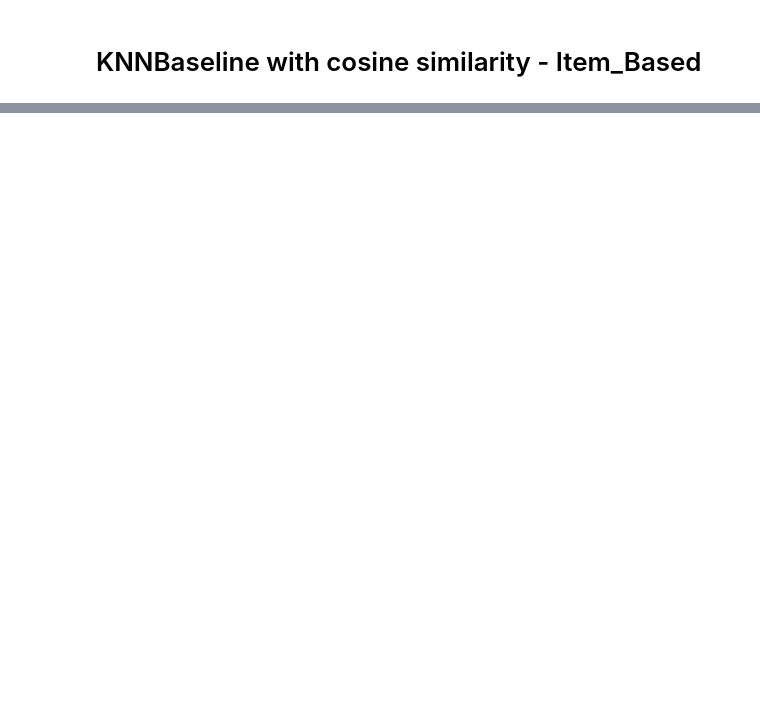
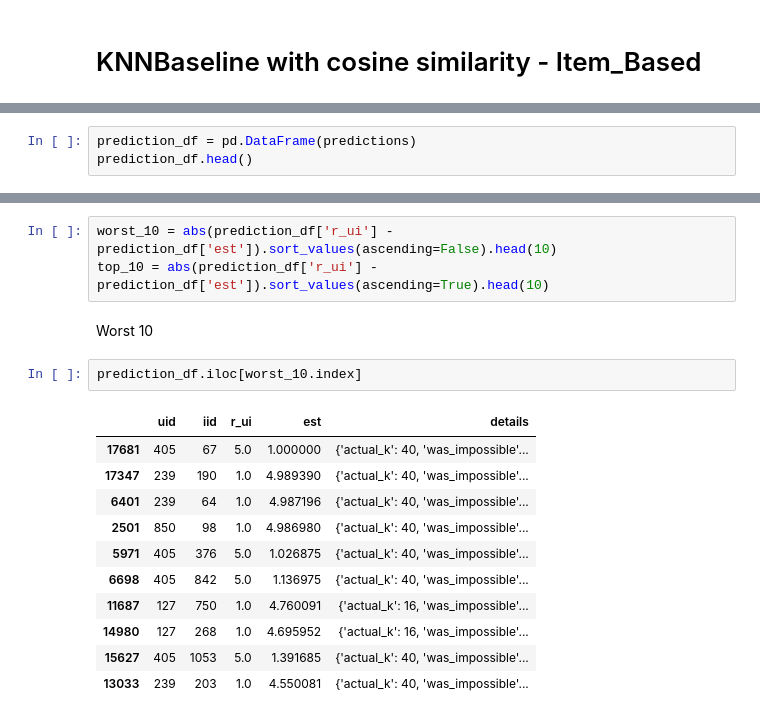
Before and after one commit to wheremagichappens/an.dy, a Jupyter notebook: data612/proj 2/data612-proj2-submit.group..ipynb, the cells around one changed output, grey strips where cells are left out. Cells and saved outputs as stored; diff of their text form; blank space fills up the shorter version.

```diff
--- a/data612/proj 2/data612-proj2-submit.group..ipynb
+++ b/data612/proj 2/data612-proj2-submit.group..ipynb
@@ -229,0 +287,3 @@ RMSE: 0.9454
+# %%
+prediction_df = pd.DataFrame(predictions)
+prediction_df.head()
@@ -229,0 +297,19 @@ RMSE: 0.9454
+# %%
+worst_10 = abs(prediction_df['r_ui'] - prediction_df['est']).sort_values(ascending=False).head(10)
+top_10 = abs(prediction_df['r_ui'] - prediction_df['est']).sort_values(ascending=True).head(10)
+# %% [markdown]
+Worst 10
+# %%
+prediction_df.iloc[worst_10.index]
+# %% [output]
+|  | uid | iid | r_ui | est | details |
+| 17681 | 405 | 67 | 5.0 | 1.000000 | {'actual_k': 40, 'was_impossible'... |
+| 17347 | 239 | 190 | 1.0 | 4.989390 | {'actual_k': 40, 'was_impossible'... |
+| 6401 | 239 | 64 | 1.0 | 4.987196 | {'actual_k': 40, 'was_impossible'... |
+| 2501 | 850 | 98 | 1.0 | 4.986980 | {'actual_k': 40, 'was_impossible'... |
+| 5971 | 405 | 376 | 5.0 | 1.026875 | {'actual_k': 40, 'was_impossible'... |
+| 6698 | 405 | 842 | 5.0 | 1.136975 | {'actual_k': 40, 'was_impossible'... |
+| 11687 | 127 | 750 | 1.0 | 4.760091 | {'actual_k': 16, 'was_impossible'... |
+| 14980 | 127 | 268 | 1.0 | 4.695952 | {'actual_k': 16, 'was_impossible'... |
+| 15627 | 405 | 1053 | 5.0 | 1.391685 | {'actual_k': 40, 'was_impossible'... |
+| 13033 | 239 | 203 | 1.0 | 4.550081 | {'actual_k': 40, 'was_impossible'... |
```
Also changed, not shown: parts of 25 cells of this notebook.
